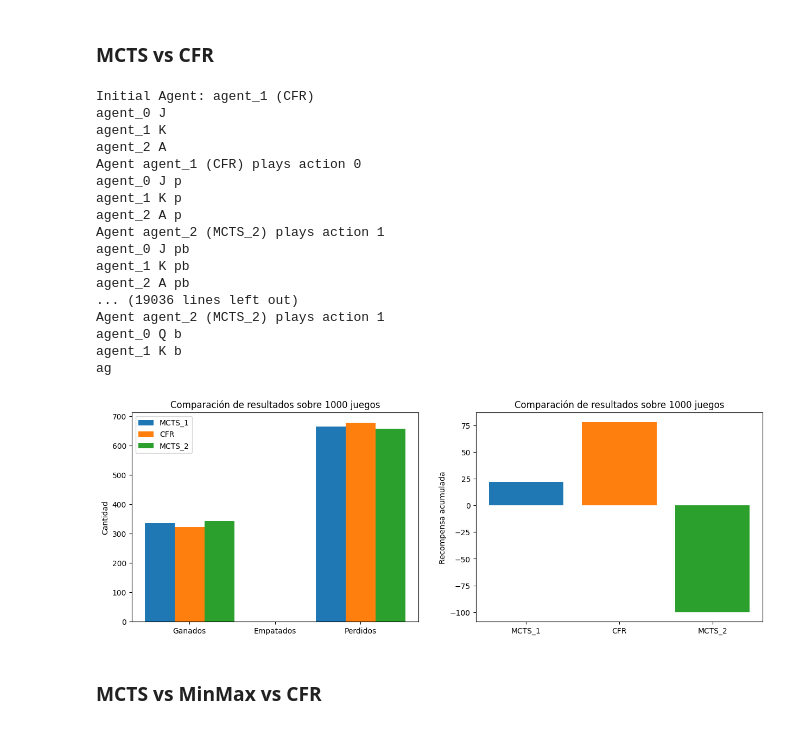
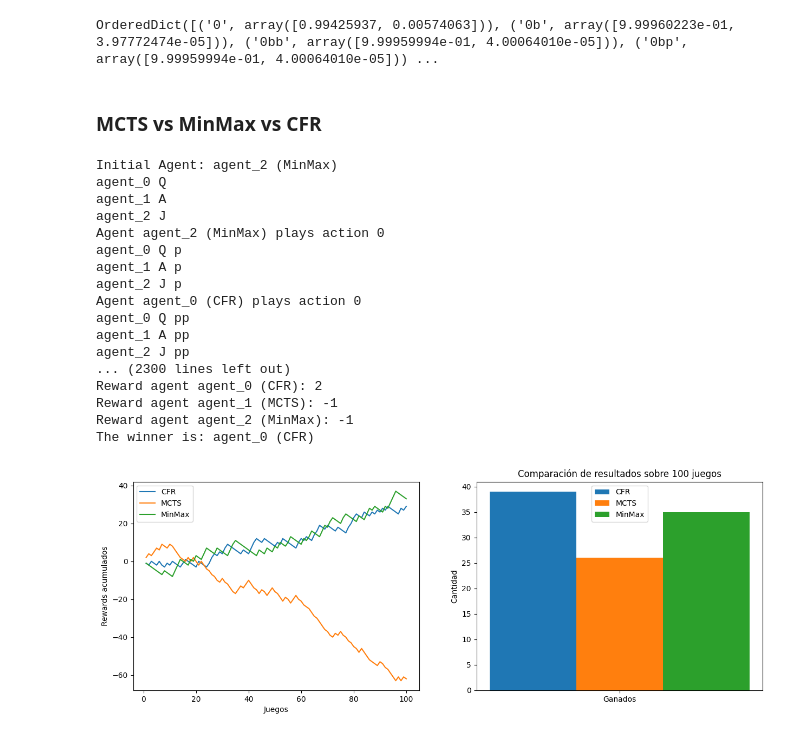
Before and after one commit to andscara/marl-obl2, a Jupyter notebook: Alternating Games/KuhnPoker_3.ipynb, the cells around one changed output. Drawn from its saved outputs; the diff is of its cells as text; code cells hidden in the pictures.

```diff
--- a/Alternating Games/KuhnPoker_3.ipynb
+++ b/Alternating Games/KuhnPoker_3.ipynb
@@ -90,32 +87,34 @@ g = KuhnPoker3()
 # %%
 cfr = CounterFactualRegret(game=g, agent=g.agents[1])
 cfr.train(100000)
+print(OrderedDict(map(lambda n: (n, cfr.node_dict[n].policy()), sorted(cfr.node_dict.keys()))))
+# %% [output]
+OrderedDict([('0', array([0.99425937, 0.00574063])), ('0b', array([9.99960223e-01, 3.97772474e-05])), ('0bb', array([9.99959994e-01, 4.00064010e-05])), ('0bp', array([9.99959994e-01, 4.00064010e-05])) ...
-# %% [markdown]
-### MCTS vs CFR
-# %%
-Run({
-    g.agents[0]: ("MCTS_1", MonteCarloTreeSearch(game=g, agent=g.agents[0], max_depth=0)),
-    g.agents[1]: ("CFR", cfr),
-    g.agents[2]: ("MCTS_2", MonteCarloTreeSearch(game=g, agent=g.agents[2], max_depth=0, rollouts=100))
-}, n=1000)
-# %% [output]
-Initial Agent: agent_1 (CFR)
-agent_0 J
-agent_1 K
-agent_2 A
-Agent agent_1 (CFR) plays action 0
-agent_0 J p
-agent_1 K p
-agent_2 A p
-Agent agent_2 (MCTS_2) plays action 1
-agent_0 J pb
-agent_1 K pb
-agent_2 A pb
-... (19036 lines left out)
-Agent agent_2 (MCTS_2) plays action 1
-agent_0 Q b
-agent_1 K b
-ag
-[figure, removed]
 # %% [markdown]
 ### MCTS vs MinMax vs CFR
+# %%
+cfr.agent = g.agents[0]
+play({
+    g.agents[0]: ("CFR", cfr),
+    g.agents[1]: ("MCTS", MonteCarloTreeSearch(game=g, agent=g.agents[1], max_depth=0, rollouts=50)),
+    g.agents[2]: ("MinMax", MiniMax(game=g, agent=g.agents[2]))
+}, n=100)
+# %% [output]
+Initial Agent: agent_2 (MinMax)
+agent_0 Q
+agent_1 A
+agent_2 J
+Agent agent_2 (MinMax) plays action 0
+agent_0 Q p
+agent_1 A p
+agent_2 J p
+Agent agent_0 (CFR) plays action 0
+agent_0 Q pp
+agent_1 A pp
+agent_2 J pp
+... (2300 lines left out)
+Reward agent agent_0 (CFR): 2
+Reward agent agent_1 (MCTS): -1
+Reward agent agent_2 (MinMax): -1
+The winner is: agent_0 (CFR)
+[figure, added]
```
Also changed, not shown: parts of 10 cells of this notebook, 1 other file.
